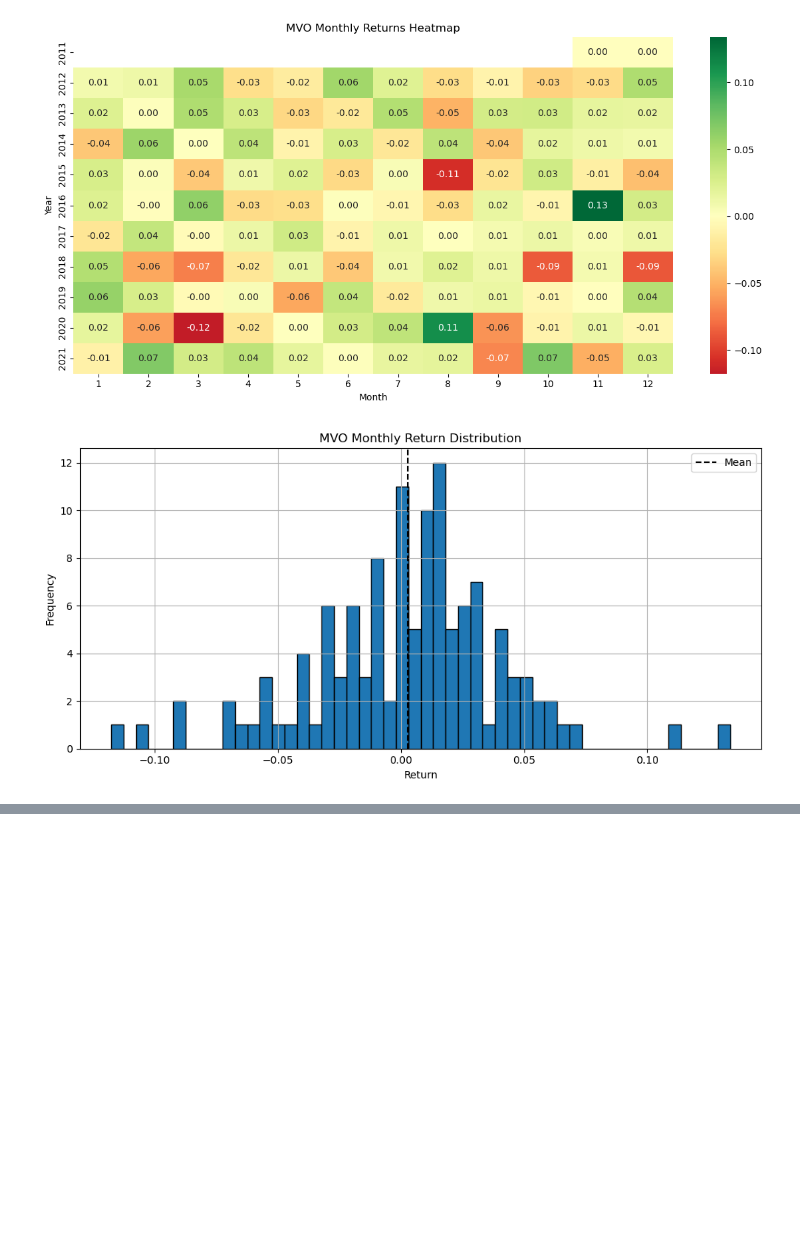
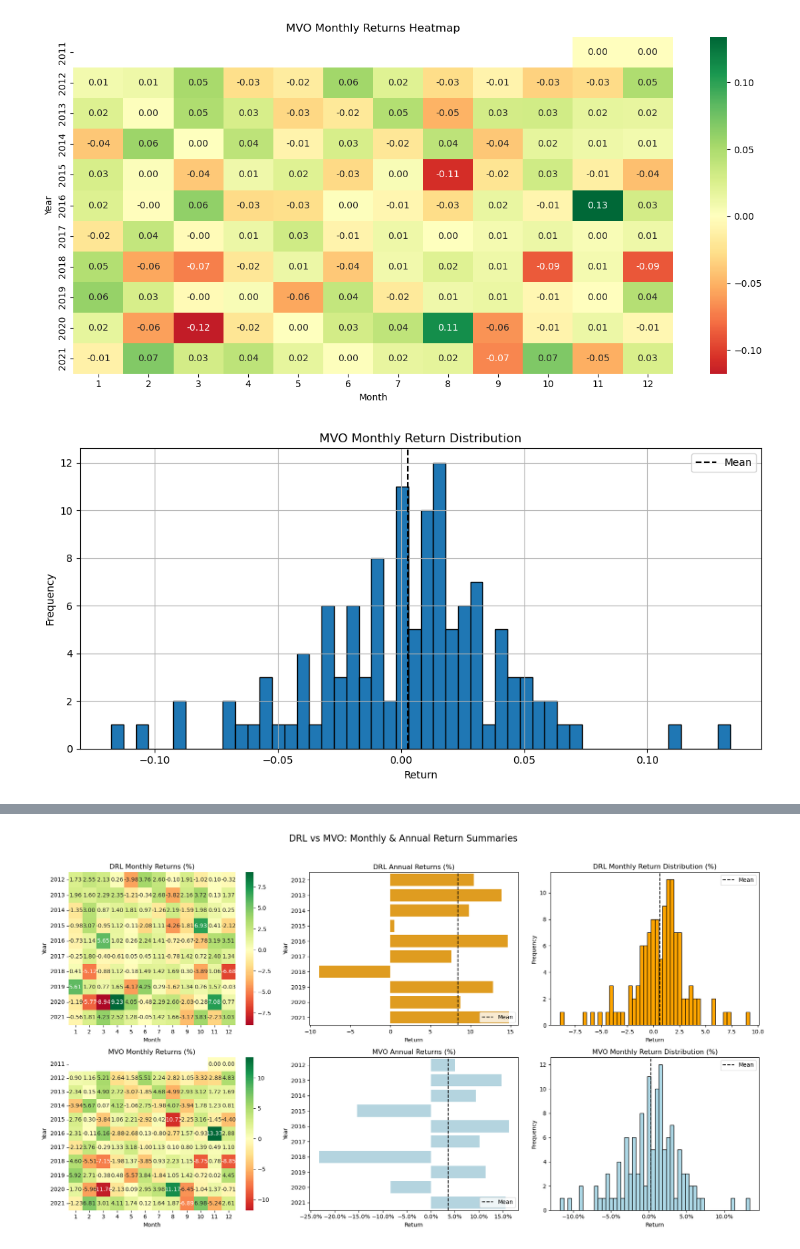
Before and after one commit to AP-03/DRL-Portfolio-Optimisation, a Jupyter notebook: results.ipynb, the cells around one changed output, grey strips where cells are left out. Saved outputs shown, nothing was run; the diff lists cells and outputs as text; code cells hidden in the pictures; blank space fills up the shorter version.

```diff
--- a/results.ipynb
+++ b/results.ipynb
@@ -25,15 +25,6 @@ def compute_metrics(returns: pd.Series):
     total_years = len(returns) / 252  # Assuming 252 trading days in a year
     cagr = (1 + cumulative_return) ** (1 / total_years) - 1
 
-    def max_drawdown_by_year(r):
-        cum = (1 + r).cumprod()
-        peak = cum.cummax()
-        drawdown = (cum / peak) - 1
-        return drawdown.min()
-
-    annual_drawdown = returns.resample('Y').apply(max_drawdown_by_year)
-    max_yearly_drawdown = annual_drawdown.min()
-
     annual_rets  = returns.resample("Y").apply(lambda r: (1 + r).prod() - 1)
     annual_vols  = returns.resample("Y").std() * np.sqrt(252)
     annual_sharpe   = annual_rets / annual_vols
@@ -49,7 +40,6 @@ def compute_metrics(returns: pd.Series):
         "Calmar ratio": calmar,
         "Stability": stability,
         "Max drawdown": max_drawdown,
-        "Max drawdown by year minimum": max_yearly_drawdown,
         "Omega ratio": omega,
         "Sortino ratio": sortino,
         "Skew": skew,
@@ -67,6 +57,7 @@ def results():
     import matplotlib.pyplot as plt
     import seaborn as sns
     from backtest import backtest
+    import matplotlib.ticker as mtick
     # from metrics import compute_metrics
 
 
@@ -240,7 +231,88 @@ def results():
     # 4) Print it nicely
     pd.set_option("display.float_format", "{:.4f}".format)
     print("\n\n=== Full Performance Metrics: DRL vs MVO ===")
-    print(comp_df)
+    print(comp_df.to_markdown())
+
+
+
+
+
+    # ——— Grid of 2 rows × 3 cols: heatmap, annual returns, distribution ———
+
+    # Prepare the data
+    # DRL
+    drl_heat = combined_monthly_percentage.to_frame("Return")
+    drl_heat['Year'], drl_heat['Month'] = drl_heat.index.year, drl_heat.index.month
+    drl_pivot = drl_heat.pivot(index="Year", columns="Month", values="Return")
+    mean_drl = combined_annual_percentage['return'].mean()
+
+    # MVO
+    annual_df_mvo = pd.read_csv("./backtest_results/annual_metrics_mvo.csv")
+    mvo_monthly = pd.read_csv(
+        "./backtest_results/combined_monthly_mvo.csv",
+        index_col=0, parse_dates=True
+    ).iloc[:, 0]
+    mvo_heat = mvo_monthly.to_frame("Return")
+    mvo_heat['Year'], mvo_heat['Month'] = mvo_heat.index.year, mvo_heat.index.month
+    mvo_pivot = mvo_heat.pivot(index="Year", columns="Month", values="Return")
+    mean_mvo = annual_df_mvo['return'].mean()
+
+    # Create 2×3 subplot
+    fig, axes = plt.subplots(2, 3, figsize=(18, 10))
+
+    # --- Row 1: DRL ---
+    # 1) Heatmap
+    sns.heatmap(drl_pivot, annot=True, fmt=".2f", cmap="RdYlGn", center=0,
+                ax=axes[0,0])
+    axes[0,0].set_title("DRL Monthly Returns (%)")
+
+    # 2) Annual returns (horizontal bar)
+    sns.barplot(y="year", x="return", data=combined_annual_percentage,
+                color="orange", orient="h", ax=axes[0,1])
+    axes[0,1].axvline(mean_drl, color='black', linestyle='--', label="Mean")
+    axes[0,1].set_title("DRL Annual Returns (%)")
+    axes[0,1].set_xlabel("Return"); axes[0,1].set_ylabel("Year")
+    axes[0,1].legend(loc='lower right')
+
+    # 3) Monthly distribution
+    axes[0,2].hist(combined_monthly_percentage, bins=50, edgecolor='black', color='orange')
+    axes[0,2].axvline(combined_monthly_percentage.mean(),
+                      color='black', linestyle='--', label='Mean')
+    axes[0,2].set_title("DRL Monthly Return Distribution (%)")
+    axes[0,2].set_xlabel("Return"); axes[0,2].set_ylabel("Frequency")
+    axes[0,2].legend()
+
+    # --- Row 2: MVO ---
+    # 1) Heatmap
+    mvo_pivot_percentage = mvo_pivot * 100
+
+    sns.heatmap(mvo_pivot_percentage, annot=True, fmt=".2f", cmap="RdYlGn", center=0,
+                ax=axes[1,0])
+    axes[1,0].set_title("MVO Monthly Returns (%)")
+
+    # 2) Annual returns (horizontal bar)
+    sns.barplot(y="year", x="return", data=annual_df_mvo,
+                color="lightblue", orient="h", ax=axes[1,1])
+    axes[1,1].axvline(mean_mvo, color='black', linestyle='--', label="Mean")
+    axes[1,1].set_title("MVO Annual Returns (%)")
+    axes[1,1].set_xlabel("Return"); axes[1,1].set_ylabel("Year")
+    axes[1, 1].xaxis.set_major_formatter(mtick.PercentFormatter(1.0))  # show %
+    axes[1,1].legend(loc='lower right')
+
+    # 3) Monthly distribution
+    axes[1,2].hist(mvo_monthly, bins=50, edgecolor='black', color='lightblue')
+    axes[1,2].axvline(mvo_monthly.mean(),
+                      color='black', linestyle='--', label='Mean')
+    axes[1,2].set_title("MVO Monthly Return Distribution (%)")
+    axes[1,2].set_xlabel("Return"); axes[1,2].set_ylabel("Frequency")
+    axes[1, 2].xaxis.set_major_formatter(mtick.PercentFormatter(1.0))
+    axes[1,2].legend()
+
+    plt.suptitle("DRL vs MVO: Monthly & Annual Return Summaries", fontsize=16, y=0.98)
+    plt.tight_layout(rect=[0, 0, 1, 0.96])
+    plt.savefig("./backtest_results/drl_mvo_summary_grid.png")
+    plt.show()
+
 
 if __name__ == "__main__":
     results()
@@ -282,0 +355 @@ dtype: float64
+[figure, added]
```
Also changed, not shown: parts of 1 cell of this notebook.
